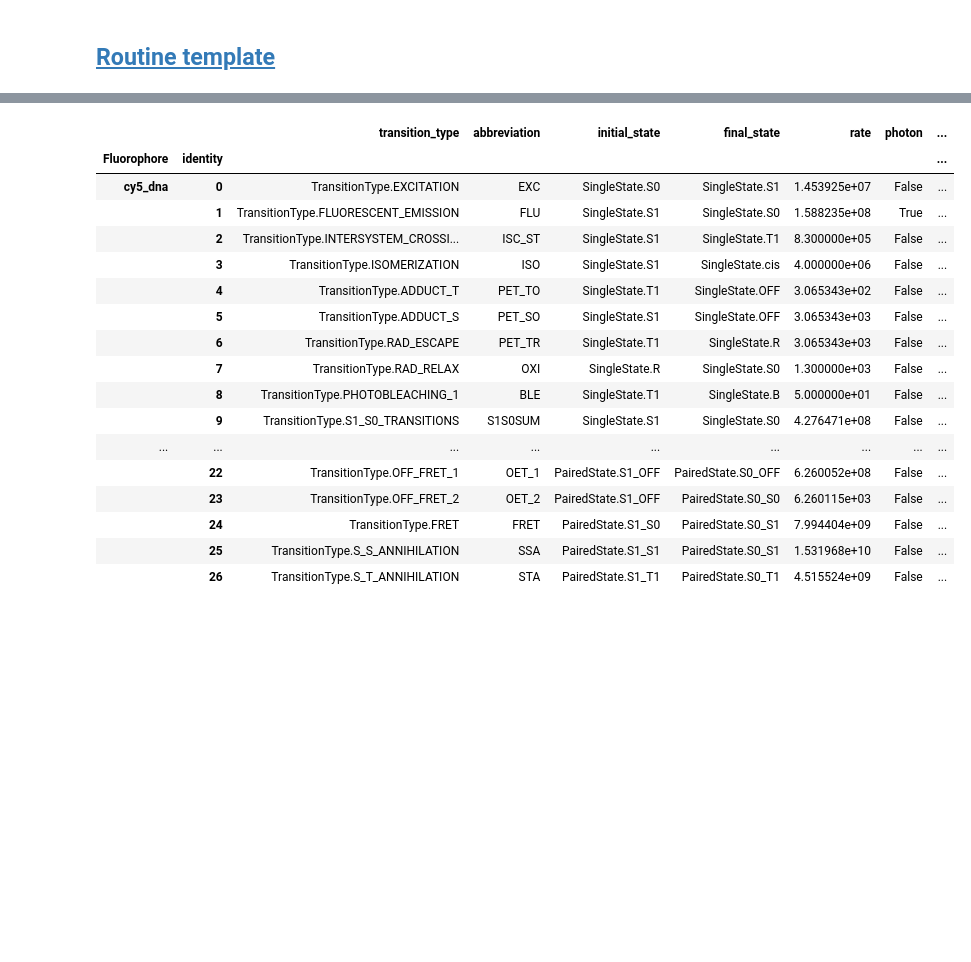
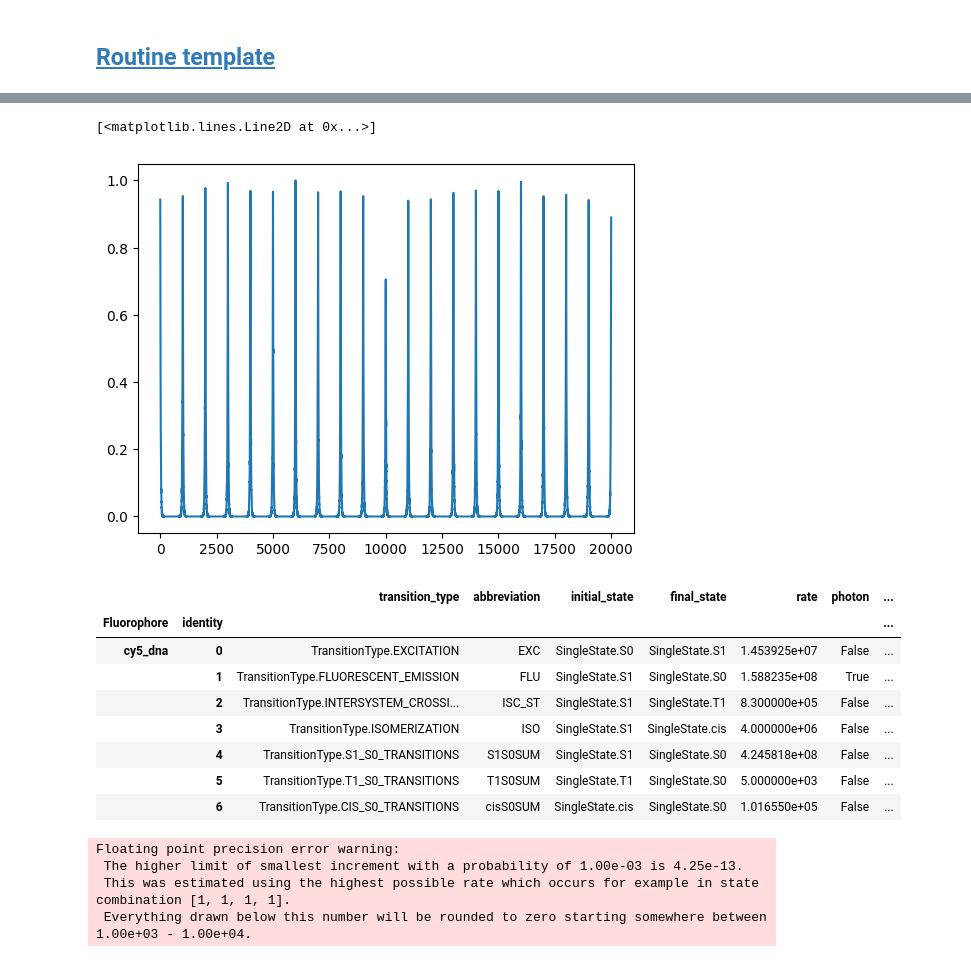
Before and after one commit to super-resolution/Fluopy, a Jupyter notebook: notebooks/General/trials.ipynb, the cells around one changed output, grey strips where cells are left out. Drawn from its saved outputs; the diff is of its cells as text; code cells hidden in the pictures; blank space fills up the shorter version.

Commit message:
coincidence numba

```diff
--- a/notebooks/General/trials.ipynb
+++ b/notebooks/General/trials.ipynb
@@ -32,40 +80,52 @@ The autoreload extension is already loaded. To reload it, use:
+# %%
+plt.plot(
+    hist_multi_f / hist_multi_f.max(),
+)
+# %% [output]
+[<matplotlib.lines.Line2D at 0x...>]
+[figure, added]
 # %%
 fluorophores = fl.construct_fluorophores(
-    name="cy5_dna", distance=3, count=3, shape="square"
+    name="cy5_dna", distance=3, count=4, shape="square"
 )
 fluorophore_system = fl.FluorophoreSystem(fluorophores=fluorophores)
 
 transitions = fluorophore_system.load_transitions(
     summarize=True,
     irradiance=5,
     wavelength=640,
-    bleaching=True,
-    energy_transfer=True,
-    dstorm=True,
+    bleaching=False,
+    energy_transfer=False,
+    dstorm=False,
     dstorm_parameters={"reducing_agent": "mea", "concentration": 100, "ph": 7.5},
     energy_transfer_parameters={"overwrite": {"off": [1, 0.00001]}},
 )
 transition_set = tr.TransitionSet(transitions, fluorophore_system)
 transition_set = transition_set.adjust_rates({8: 5e1})
 transition_set.finalize()
 
 transition_set.transition_df
 # %% [output]
 |  |  | transition_type | abbreviation | initial_state | final_state | rate | photon | ... |
 | Fluorophore | identity |  |  |  |  |  |  | ... |
 | cy5_dna | 0 | TransitionType.EXCITATION | EXC | SingleState.S0 | SingleState.S1 | 1.453925e+07 | False | ... |
 |  | 1 | TransitionType.FLUORESCENT_EMISSION | FLU | SingleState.S1 | SingleState.S0 | 1.588235e+08 | True | ... |
 |  | 2 | TransitionType.INTERSYSTEM_CROSSI... | ISC_ST | SingleState.S1 | SingleState.T1 | 8.300000e+05 | False | ... |
 |  | 3 | TransitionType.ISOMERIZATION | ISO | SingleState.S1 | SingleState.cis | 4.000000e+06 | False | ... |
-|  | 4 | TransitionType.ADDUCT_T | PET_TO | SingleState.T1 | SingleState.OFF | 3.065343e+02 | False | ... |
-|  | 5 | TransitionType.ADDUCT_S | PET_SO | SingleState.S1 | SingleState.OFF | 3.065343e+03 | False | ... |
-|  | 6 | TransitionType.RAD_ESCAPE | PET_TR | SingleState.T1 | SingleState.R | 3.065343e+03 | False | ... |
-|  | 7 | TransitionType.RAD_RELAX | OXI | SingleState.R | SingleState.S0 | 1.300000e+03 | False | ... |
-|  | 8 | TransitionType.PHOTOBLEACHING_1 | BLE | SingleState.T1 | SingleState.B | 5.000000e+01 | False | ... |
-|  | 9 | TransitionType.S1_S0_TRANSITIONS | S1S0SUM | SingleState.S1 | SingleState.S0 | 4.276471e+08 | False | ... |
-| ... | ... | ... | ... | ... | ... | ... | ... | ... |
-|  | 22 | TransitionType.OFF_FRET_1 | OET_1 | PairedState.S1_OFF | PairedState.S0_OFF | 6.260052e+08 | False | ... |
-|  | 23 | TransitionType.OFF_FRET_2 | OET_2 | PairedState.S1_OFF | PairedState.S0_S0 | 6.260115e+03 | False | ... |
-|  | 24 | TransitionType.FRET | FRET | PairedState.S1_S0 | PairedState.S0_S1 | 7.994404e+09 | False | ... |
-|  | 25 | TransitionType.S_S_ANNIHILATION | SSA | PairedState.S1_S1 | PairedState.S0_S1 | 1.531968e+10 | False | ... |
-|  | 26 | TransitionType.S_T_ANNIHILATION | STA | PairedState.S1_T1 | PairedState.S0_T1 | 4.515524e+09 | False | ... |
+|  | 4 | TransitionType.S1_S0_TRANSITIONS | S1S0SUM | SingleState.S1 | SingleState.S0 | 4.245818e+08 | False | ... |
+|  | 5 | TransitionType.T1_S0_TRANSITIONS | T1S0SUM | SingleState.T1 | SingleState.S0 | 5.000000e+03 | False | ... |
+|  | 6 | TransitionType.CIS_S0_TRANSITIONS | cisS0SUM | SingleState.cis | SingleState.S0 | 1.016550e+05 | False | ... |
+# %%
+sim = si.Simulation(transition_set)
+sim.run(size=2e6, seed=2)
+emissions = em.Emissions()
+emissions.extract(sim)
+
+hist_multi_f, bins_multi_f = fcs_p.coincidence(
+    emissions.event_time_points, 1e-7, 1e-10, seed=5
+)
+# %% [output]
+Floating point precision error warning:
+ The higher limit of smallest increment with a probability of 1.00e-03 is 4.25e-13.
+ This was estimated using the highest possible rate which occurs for example in state combination [1, 1, 1, 1].
+ Everything drawn below this number will be rounded to zero starting somewhere between 1.00e+03 - 1.00e+04.
```
Also changed, not shown: parts of 10 cells of this notebook, 35 other files.
